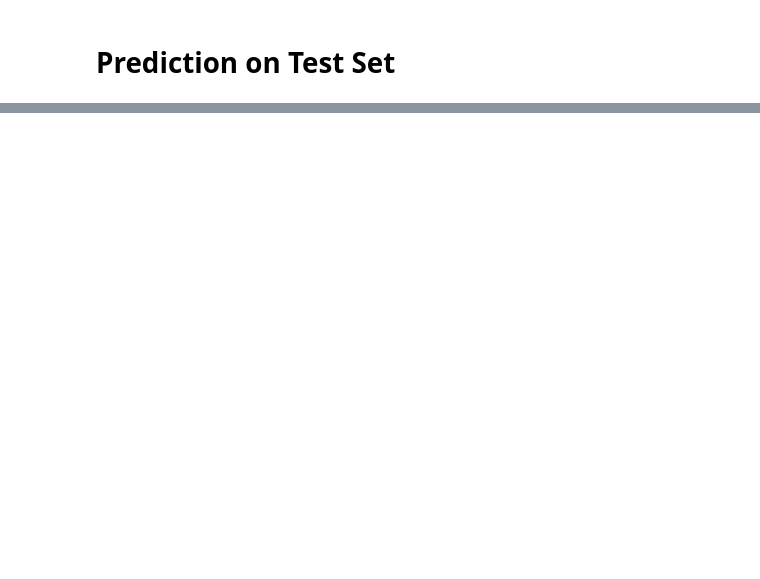
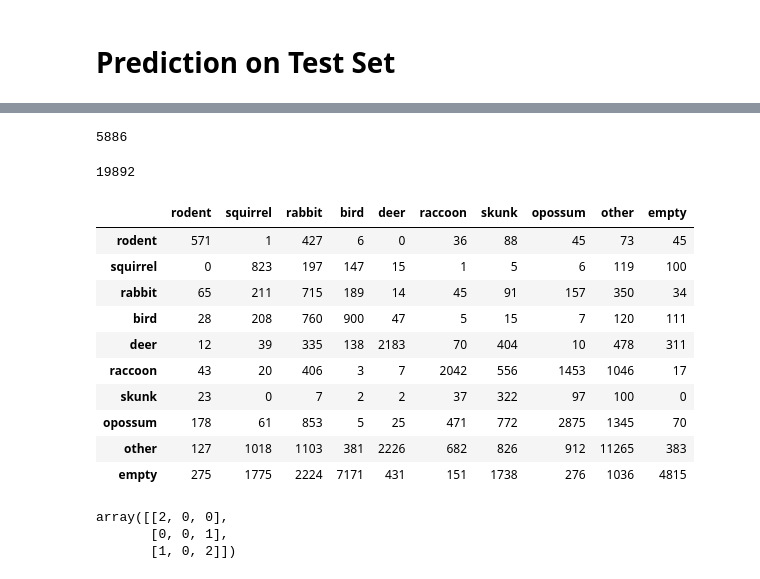
Before and after one commit to vivekmids/crow, a Jupyter notebook: Modeling_Vivek.ipynb, the cells around one changed output, grey strips where cells are left out. Drawn from its saved outputs; the diff is of its cells as text; code cells hidden in the pictures; blank space fills up the shorter version.

```diff
--- a/Modeling_Vivek.ipynb
+++ b/Modeling_Vivek.ipynb
@@ -416,0 +709,7 @@ for i in range(EPOCH):
+# %%
+predicted_id = pickle.load( open( "data/prob1.pkl", "rb" ) )
+# %%
+predicted_id = np.concatenate((predicted_id, pickle.load( open( "data/prob2.pkl", "rb" ) )))
+predicted_id = np.concatenate((predicted_id, pickle.load( open( "data/prob3.pkl", "rb" ) )))
+predicted_id = np.concatenate((predicted_id, pickle.load( open( "data/prob4.pkl", "rb" ) )))
+predicted_id = np.concatenate((predicted_id, pickle.load( open( "data/prob5.pkl", "rb" ) )))
@@ -416,0 +738,2 @@ for i in range(EPOCH):
+# %%
+predicted_name = [classes_dict_lookup[i] for i in np.argmax(predicted_id, axis = 1)]
@@ -417,11 +760,7 @@ for i in range(EPOCH):
 # %%
-predicted_id = []
-predicted_name = []
-for i in img_vector_test:
-    pred_id = model.predict(load_encoding(i).reshape(1, 8, 8, 2048))
-    pred_name = classes_dict_lookup[pred_id.argmax()]
-    predicted_id.append(pred_id)
-    predicted_name.append(pred_name)
+#pred_name = classes_dict_lookup[pred_id.argmax()]
+predicted_id.append(pred_id)
+predicted_name.append(pred_name)
 
 # save prediction
 with open('data/predicted_id.pkl', 'wb') as f:
@@ -437,0 +804,31 @@ print(evaluation2)
+# %%
+sum([1 for predicted in predicted_name if predicted == 'empty'])
+# %% [output]
+5886
+# %%
+sum([1 for predicted in cat_name_vector_test if predicted == 'empty'])
+# %% [output]
+19892
+# %%
+pd.DataFrame(confusion_matrix(cat_name_vector_test, predicted_name, labels=labels),
+             columns=classes_dict, index = classes_dict)
+# %% [output]
+|  | rodent | squirrel | rabbit | bird | deer | raccoon | skunk | opossum | other | empty |
+| rodent | 571 | 1 | 427 | 6 | 0 | 36 | 88 | 45 | 73 | 45 |
+| squirrel | 0 | 823 | 197 | 147 | 15 | 1 | 5 | 6 | 119 | 100 |
+| rabbit | 65 | 211 | 715 | 189 | 14 | 45 | 91 | 157 | 350 | 34 |
+| bird | 28 | 208 | 760 | 900 | 47 | 5 | 15 | 7 | 120 | 111 |
+| deer | 12 | 39 | 335 | 138 | 2183 | 70 | 404 | 10 | 478 | 311 |
+| raccoon | 43 | 20 | 406 | 3 | 7 | 2042 | 556 | 1453 | 1046 | 17 |
+| skunk | 23 | 0 | 7 | 2 | 2 | 37 | 322 | 97 | 100 | 0 |
+| opossum | 178 | 61 | 853 | 5 | 25 | 471 | 772 | 2875 | 1345 | 70 |
+| other | 127 | 1018 | 1103 | 381 | 2226 | 682 | 826 | 912 | 11265 | 383 |
+| empty | 275 | 1775 | 2224 | 7171 | 431 | 151 | 1738 | 276 | 1036 | 4815 |
+# %%
+y_true = ["cat", "ant", "cat", "cat", "ant", "bird"]
+y_pred = ["ant", "ant", "cat", "cat", "ant", "cat"]
+confusion_matrix(y_true, y_pred, labels=["ant", "bird", "cat"])
+# %% [output]
+array([[2, 0, 0],
+       [0, 0, 1],
+       [1, 0, 2]])
```
Also changed, not shown: parts of 60 cells of this notebook, 1 other file.
